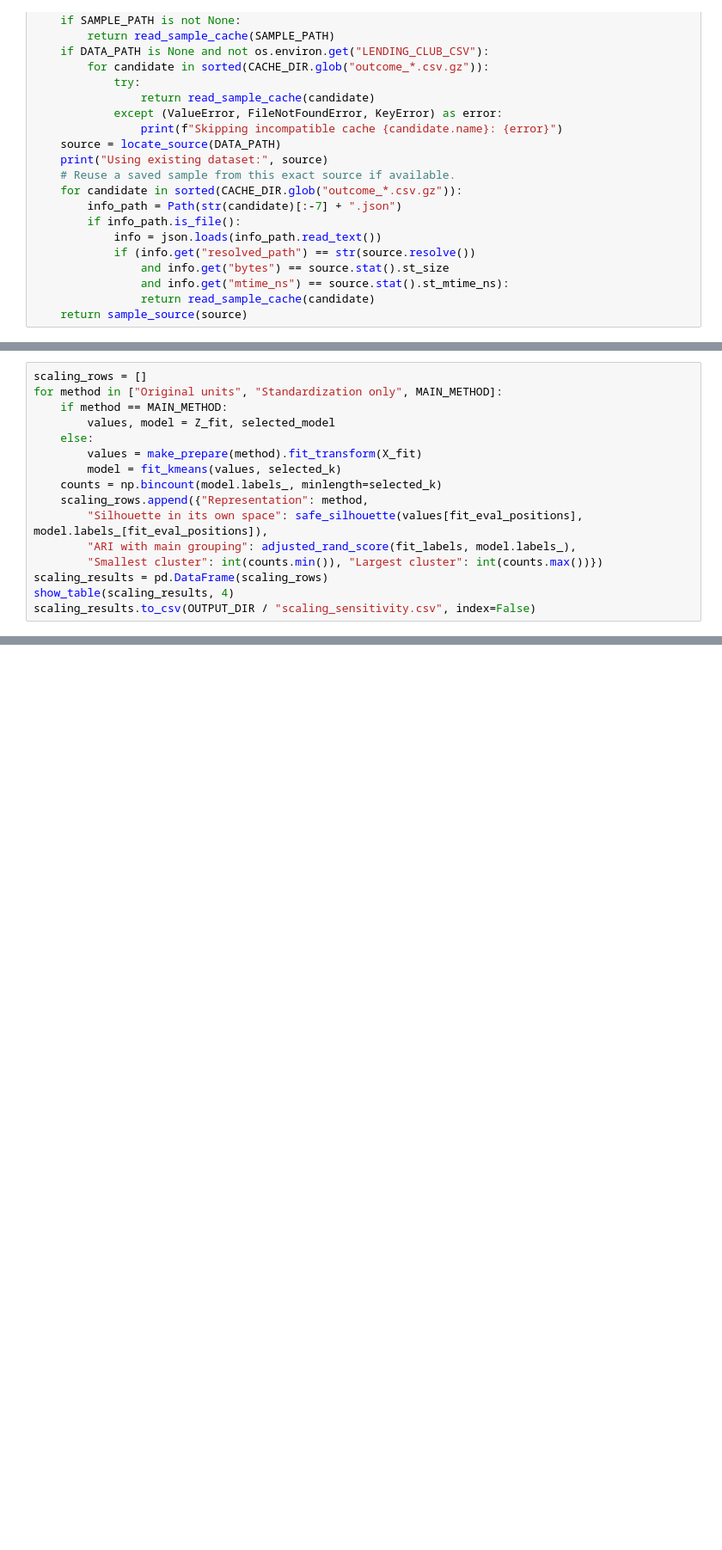
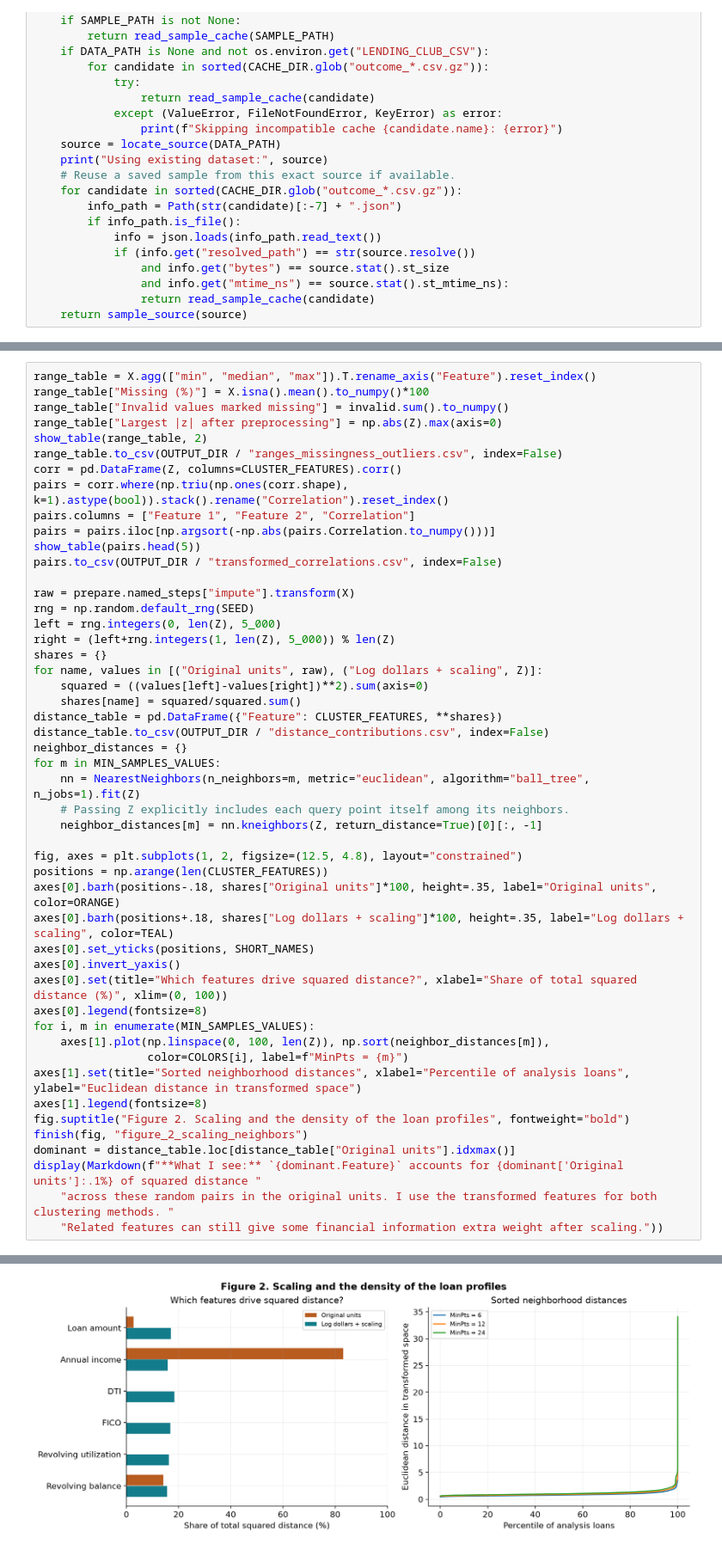
Before and after one commit to victordvas/Capstone-Project, a Jupyter notebook: Victor_Vasquez_Gil_Week11_.ipynb, the cells around one changed output, grey strips where cells are left out. Shown at 86% size. Drawn from its saved outputs; the diff is of its cells as text; blank space fills up the shorter version.

```diff
--- a/Victor_Vasquez_Gil_Week11_.ipynb
+++ b/Victor_Vasquez_Gil_Week11_.ipynb
@@ -636,16 +443,0 @@ I also report silhouette and cluster sizes for each representation. Those silhou
-# %%
-scaling_rows = []
-for method in ["Original units", "Standardization only", MAIN_METHOD]:
-    if method == MAIN_METHOD:
-        values, model = Z_fit, selected_model
-    else:
-        values = make_prepare(method).fit_transform(X_fit)
-        model = fit_kmeans(values, selected_k)
-    counts = np.bincount(model.labels_, minlength=selected_k)
-    scaling_rows.append({"Representation": method,
-        "Silhouette in its own space": safe_silhouette(values[fit_eval_positions], model.labels_[fit_eval_positions]),
-        "ARI with main grouping": adjusted_rand_score(fit_labels, model.labels_),
-        "Smallest cluster": int(counts.min()), "Largest cluster": int(counts.max())})
-scaling_results = pd.DataFrame(scaling_rows)
-show_table(scaling_results, 4)
-scaling_results.to_csv(OUTPUT_DIR / "scaling_sensitivity.csv", index=False)
@@ -797,0 +451,50 @@ Before carrying the result further, I would check later-issued loans, possible b
+# %%
+range_table = X.agg(["min", "median", "max"]).T.rename_axis("Feature").reset_index()
+range_table["Missing (%)"] = X.isna().mean().to_numpy()*100
+range_table["Invalid values marked missing"] = invalid.sum().to_numpy()
+range_table["Largest |z| after preprocessing"] = np.abs(Z).max(axis=0)
+show_table(range_table, 2)
+range_table.to_csv(OUTPUT_DIR / "ranges_missingness_outliers.csv", index=False)
+corr = pd.DataFrame(Z, columns=CLUSTER_FEATURES).corr()
+pairs = corr.where(np.triu(np.ones(corr.shape), k=1).astype(bool)).stack().rename("Correlation").reset_index()
+pairs.columns = ["Feature 1", "Feature 2", "Correlation"]
+pairs = pairs.iloc[np.argsort(-np.abs(pairs.Correlation.to_numpy()))]
+show_table(pairs.head(5))
+pairs.to_csv(OUTPUT_DIR / "transformed_correlations.csv", index=False)
+
+raw = prepare.named_steps["impute"].transform(X)
+rng = np.random.default_rng(SEED)
+left = rng.integers(0, len(Z), 5_000)
+right = (left+rng.integers(1, len(Z), 5_000)) % len(Z)
+shares = {}
+for name, values in [("Original units", raw), ("Log dollars + scaling", Z)]:
+    squared = ((values[left]-values[right])**2).sum(axis=0)
+    shares[name] = squared/squared.sum()
+distance_table = pd.DataFrame({"Feature": CLUSTER_FEATURES, **shares})
+distance_table.to_csv(OUTPUT_DIR / "distance_contributions.csv", index=False)
+neighbor_distances = {}
+for m in MIN_SAMPLES_VALUES:
+    nn = NearestNeighbors(n_neighbors=m, metric="euclidean", algorithm="ball_tree", n_jobs=1).fit(Z)
+    # Passing Z explicitly includes each query point itself among its neighbors.
+    neighbor_distances[m] = nn.kneighbors(Z, return_distance=True)[0][:, -1]
+
+fig, axes = plt.subplots(1, 2, figsize=(12.5, 4.8), layout="constrained")
+positions = np.arange(len(CLUSTER_FEATURES))
+axes[0].barh(positions-.18, shares["Original units"]*100, height=.35, label="Original units", color=ORANGE)
+axes[0].barh(positions+.18, shares["Log dollars + scaling"]*100, height=.35, label="Log dollars + scaling", color=TEAL)
+axes[0].set_yticks(positions, SHORT_NAMES)
+axes[0].invert_yaxis()
+axes[0].set(title="Which features drive squared distance?", xlabel="Share of total squared distance (%)", xlim=(0, 100))
+axes[0].legend(fontsize=8)
+for i, m in enumerate(MIN_SAMPLES_VALUES):
+    axes[1].plot(np.linspace(0, 100, len(Z)), np.sort(neighbor_distances[m]),
+                 color=COLORS[i], label=f"MinPts = {m}")
+axes[1].set(title="Sorted neighborhood distances", xlabel="Percentile of analysis loans", ylabel="Euclidean distance in transformed space")
+axes[1].legend(fontsize=8)
+fig.suptitle("Figure 2. Scaling and the density of the loan profiles", fontweight="bold")
+finish(fig, "figure_2_scaling_neighbors")
+dominant = distance_table.loc[distance_table["Original units"].idxmax()]
+display(Markdown(f"**What I see:** `{dominant.Feature}` accounts for {dominant['Original units']:.1%} of squared distance "
+    "across these random pairs in the original units. I use the transformed features for both clustering methods. "
+    "Related features can still give some financial information extra weight after scaling."))
+# %% [output]
@@ -797,0 +514 @@ Before carrying the result further, I would check later-issued loans, possible b
+[figure, added]
```
Also changed, not shown: parts of 41 cells of this notebook, 25 other files.
